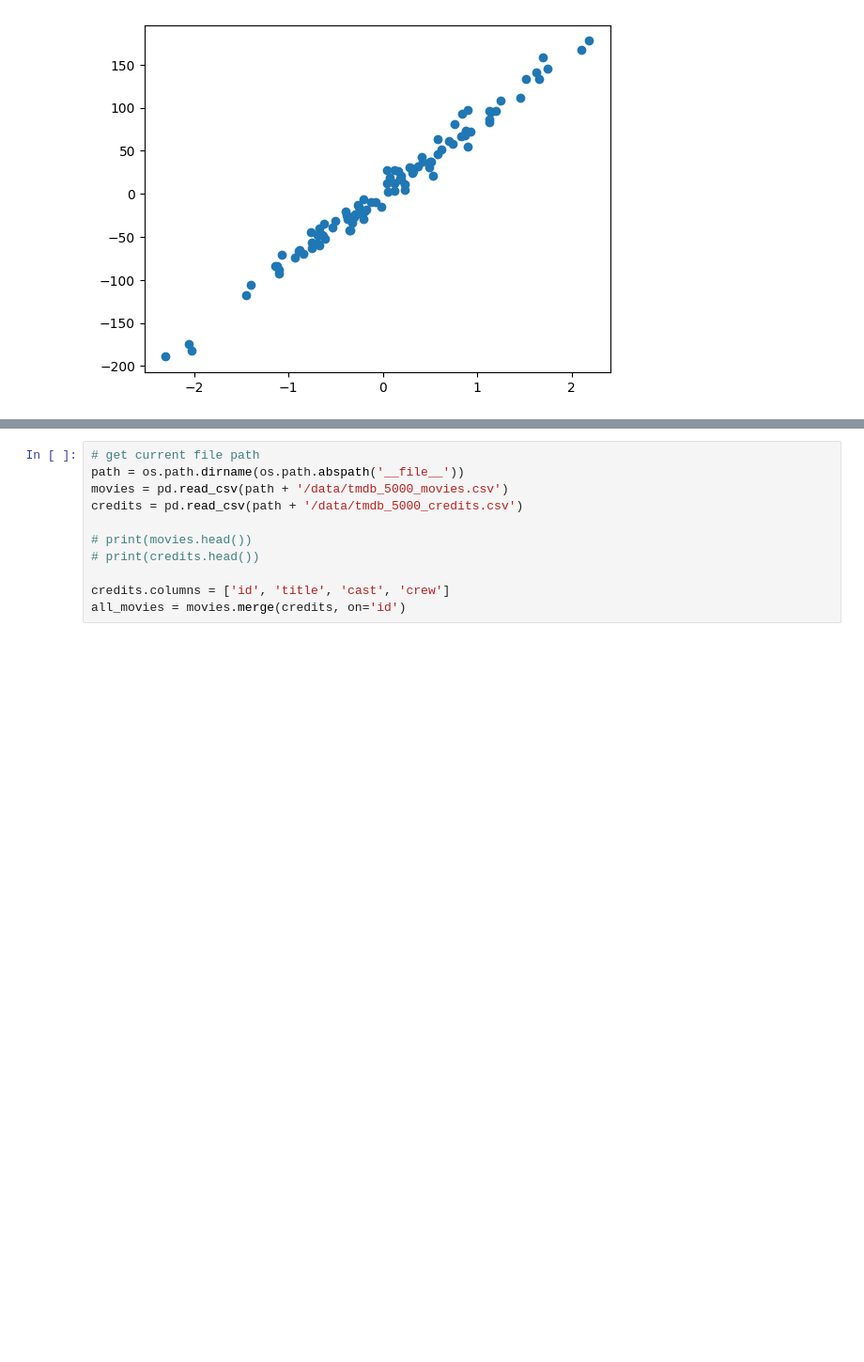
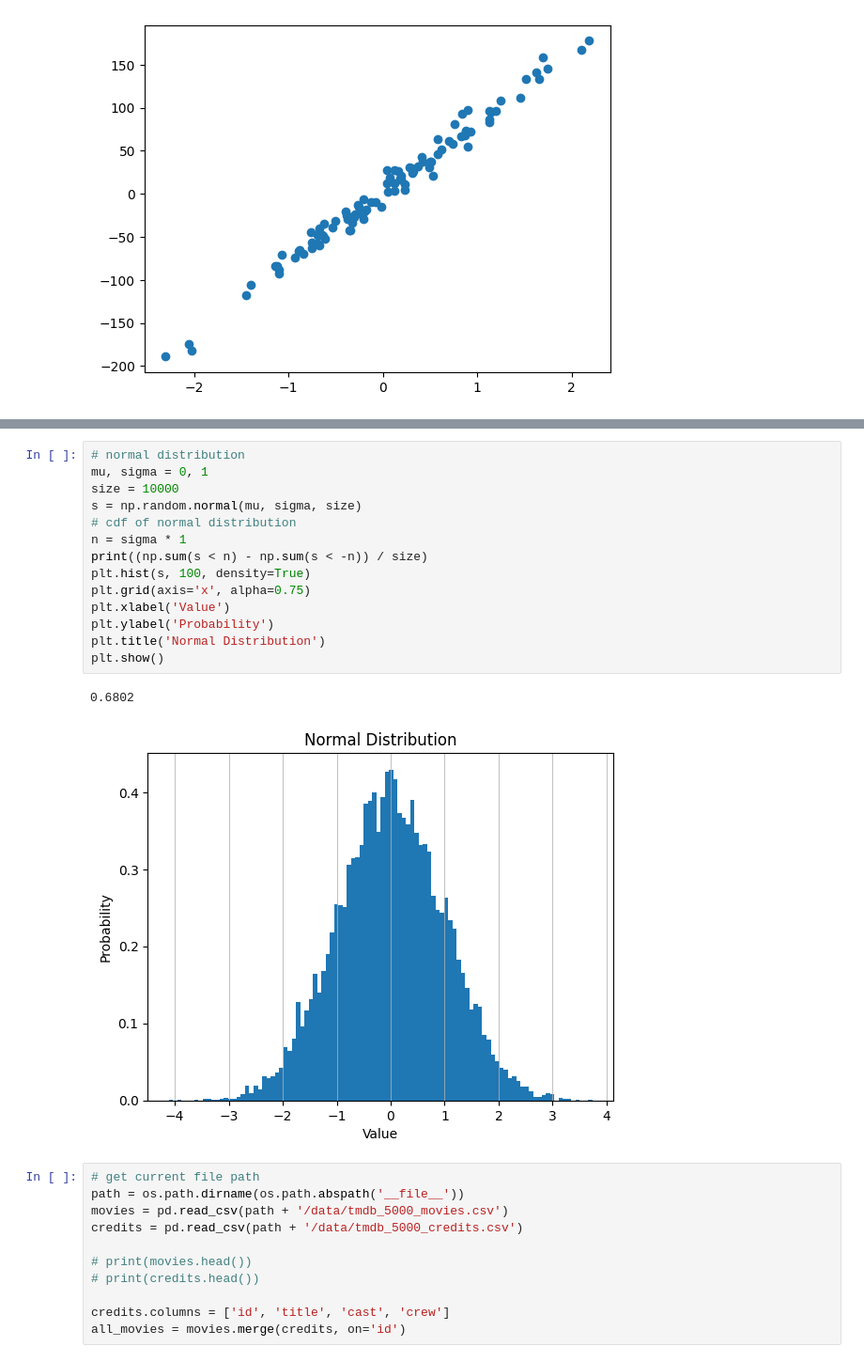
Before and after one commit to MeowOhMeow/probability-practice, a Jupyter notebook: cosine similarity.ipynb, the cells around one changed output, grey strips where cells are left out. Shown: that part at 94% size. Drawn from its saved outputs; the diff is of its cells as text; blank space fills up the shorter version.

```diff
--- a/cosine similarity.ipynb
+++ b/cosine similarity.ipynb
@@ -87,3 +87,20 @@ plt.show()
+# %%
+# normal distribution
+mu, sigma = 0, 1
+size = 10000
+s = np.random.normal(mu, sigma, size)
+# cdf of normal distribution
+n = sigma * 1
+print((np.sum(s < n) - np.sum(s < -n)) / size)
+plt.hist(s, 100, density=True)
+plt.grid(axis='x', alpha=0.75)
+plt.xlabel('Value')
+plt.ylabel('Probability')
+plt.title('Normal Distribution')
+plt.show()
+# %% [output]
+0.6802
+[figure, added]
 # %%
 # get current file path
 path = os.path.dirname(os.path.abspath('__file__'))
```
Also changed, not shown: parts of 4 cells of this notebook.
